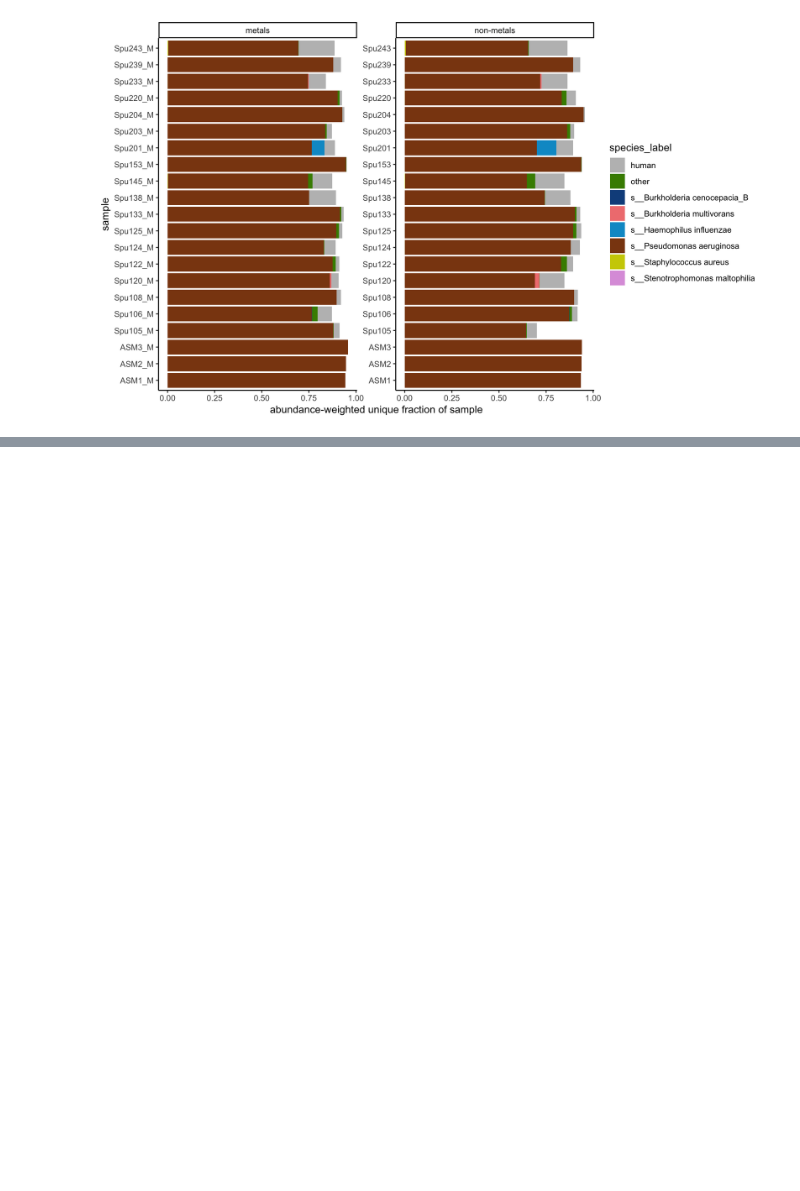
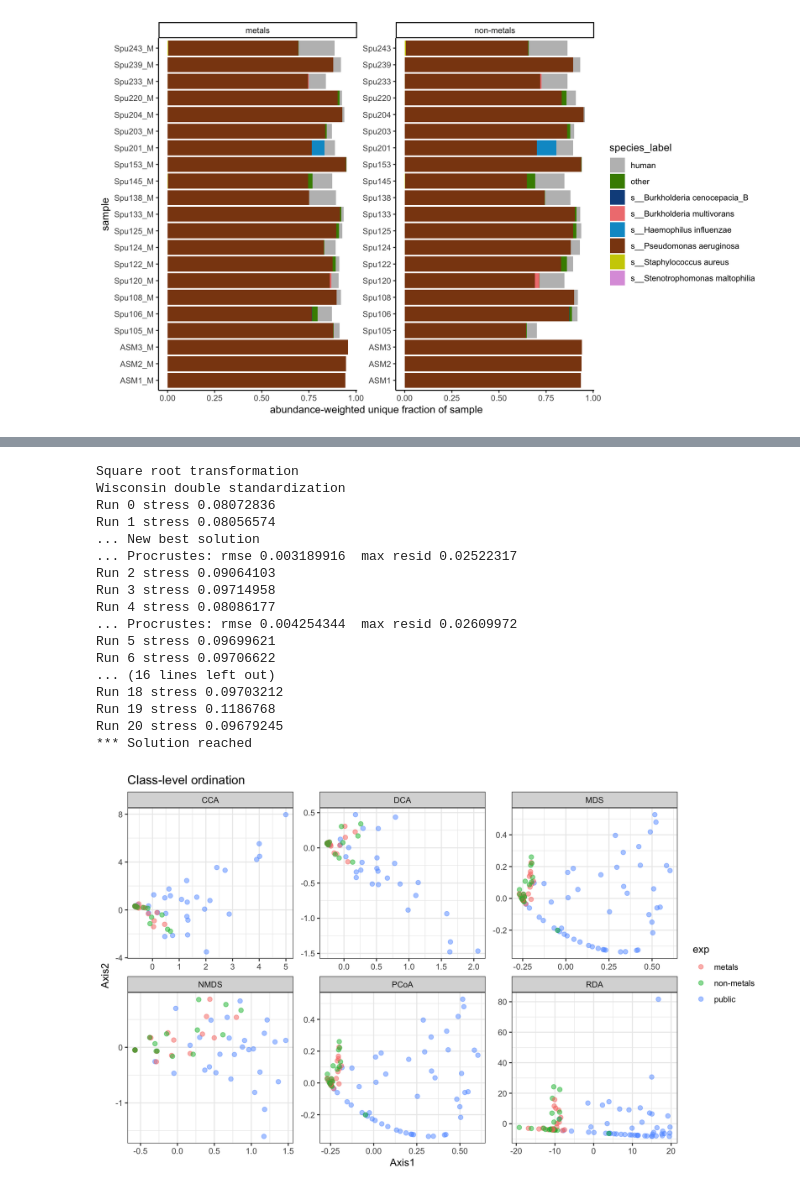
Before and after one commit to greenelab/2022-cf-sputum, a Jupyter notebook: notebooks/20220316_plot_gather_results.ipynb, the cells around one changed output, grey strips where cells are left out. Saved outputs shown, nothing was run; the diff lists cells and outputs as text; code cells hidden in the pictures; blank space fills up the shorter version.

```diff
--- a/notebooks/20220316_plot_gather_results.ipynb
+++ b/notebooks/20220316_plot_gather_results.ipynb
@@ -224,0 +357,26 @@ ggplot(gather_results_species %>% filter(source == "hogan lab") %>% filter(!quer
+# %%
+class_ord <- apply_ord(gather_physeq_class)
+ggplot(class_ord, aes(Axis1, Axis2, color= exp)) +
+  geom_point(size=2, alpha = .5) +
+  facet_wrap(~method, scales="free") +
+  theme_bw() +
+  labs(title = "Class-level ordination")
+# %% [output]
+Square root transformation
+Wisconsin double standardization
+Run 0 stress 0.08072836
+Run 1 stress 0.08056574
+... New best solution
+... Procrustes: rmse 0.003189916  max resid 0.02522317
+Run 2 stress 0.09064103
+Run 3 stress 0.09714958
+Run 4 stress 0.08086177
+... Procrustes: rmse 0.004254344  max resid 0.02609972
+Run 5 stress 0.09699621
+Run 6 stress 0.09706622
+... (16 lines left out)
+Run 18 stress 0.09703212
+Run 19 stress 0.1186768
+Run 20 stress 0.09679245
+*** Solution reached
+[figure, added]
```
Also changed, not shown: parts of 21 cells of this notebook.
